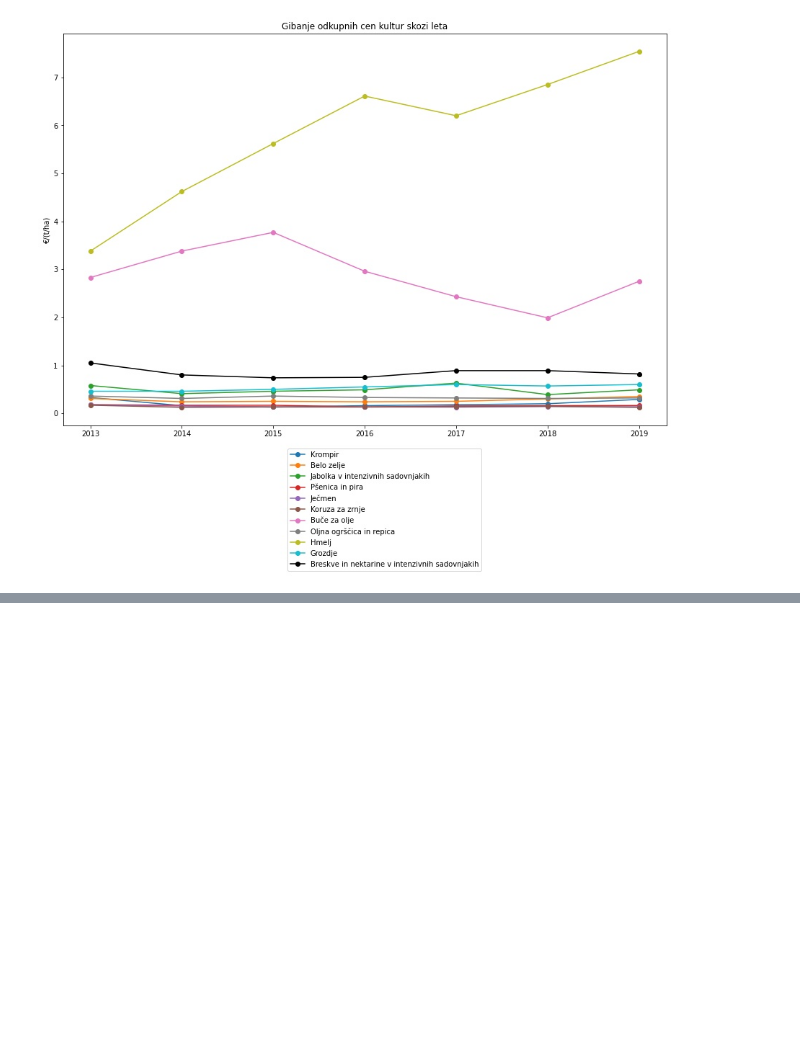
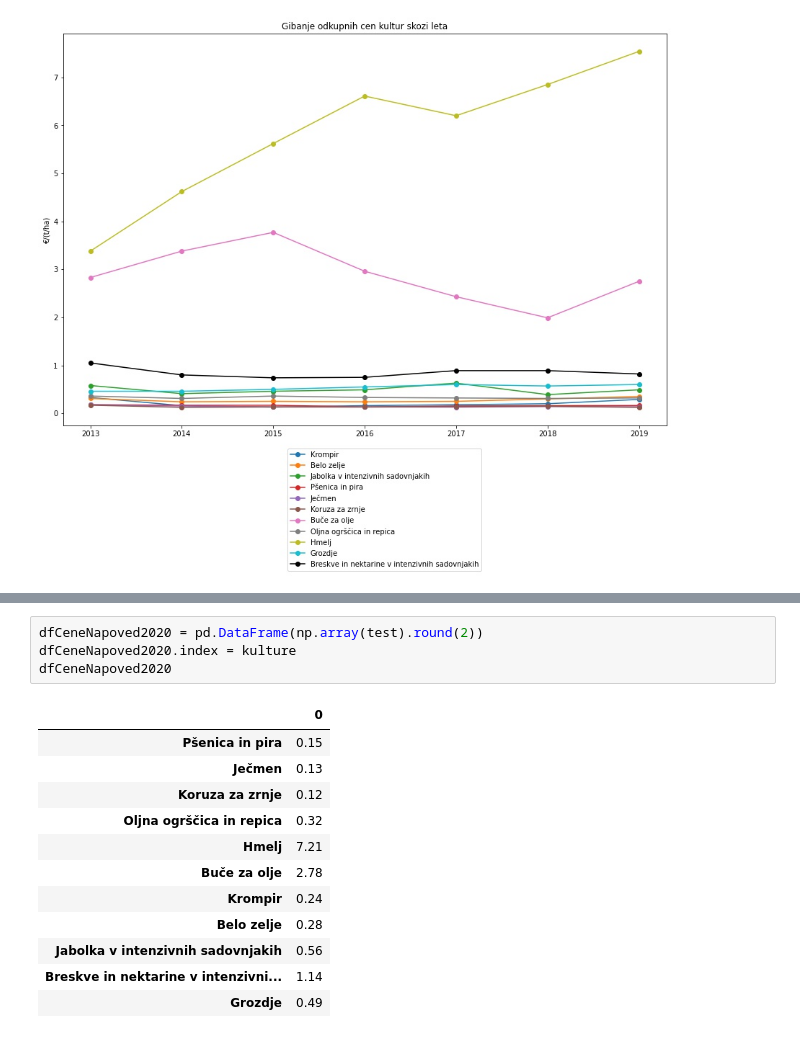
Before and after one commit to friderikceljski/PR21GRMKNR, a Jupyter notebook: Projekt.ipynb, the cells around one changed output, grey strips where cells are left out. Drawn from its saved outputs; the diff is of its cells as text; blank space fills up the shorter version.

```diff
--- a/Projekt.ipynb
+++ b/Projekt.ipynb
@@ -879,0 +1092,17 @@ plt.show()
+# %%
+dfCeneNapoved2020 = pd.DataFrame(np.array(test).round(2))
+dfCeneNapoved2020.index = kulture
+dfCeneNapoved2020
+# %% [output]
+|  | 0 |
+| Pšenica in pira | 0.15 |
+| Ječmen | 0.13 |
+| Koruza za zrnje | 0.12 |
+| Oljna ogrščica in repica | 0.32 |
+| Hmelj | 7.21 |
+| Buče za olje | 2.78 |
+| Krompir | 0.24 |
+| Belo zelje | 0.28 |
+| Jabolka v intenzivnih sadovnjakih | 0.56 |
+| Breskve in nektarine v intenzivni... | 1.14 |
+| Grozdje | 0.49 |
```
Also changed, not shown: parts of 7 cells of this notebook, 1 other file.
